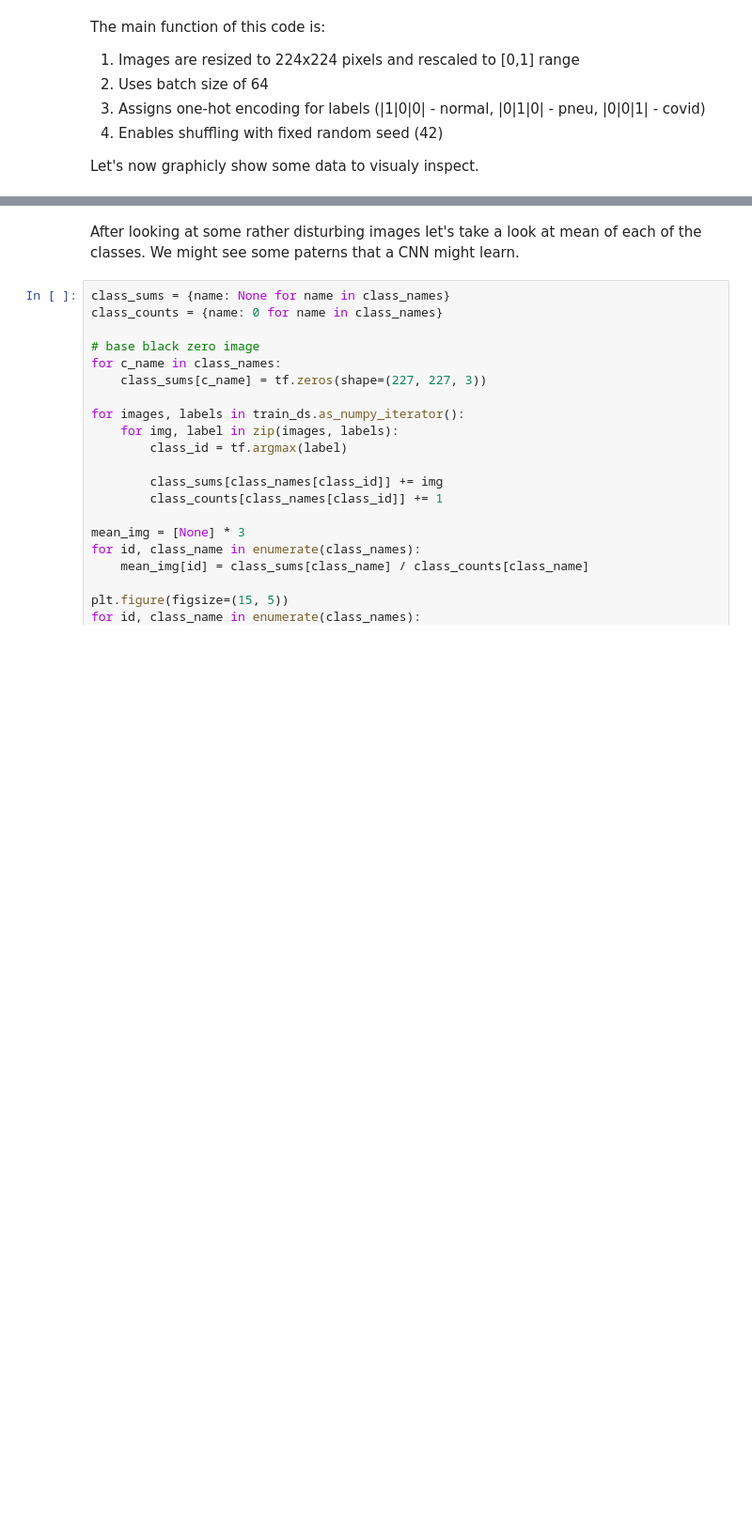
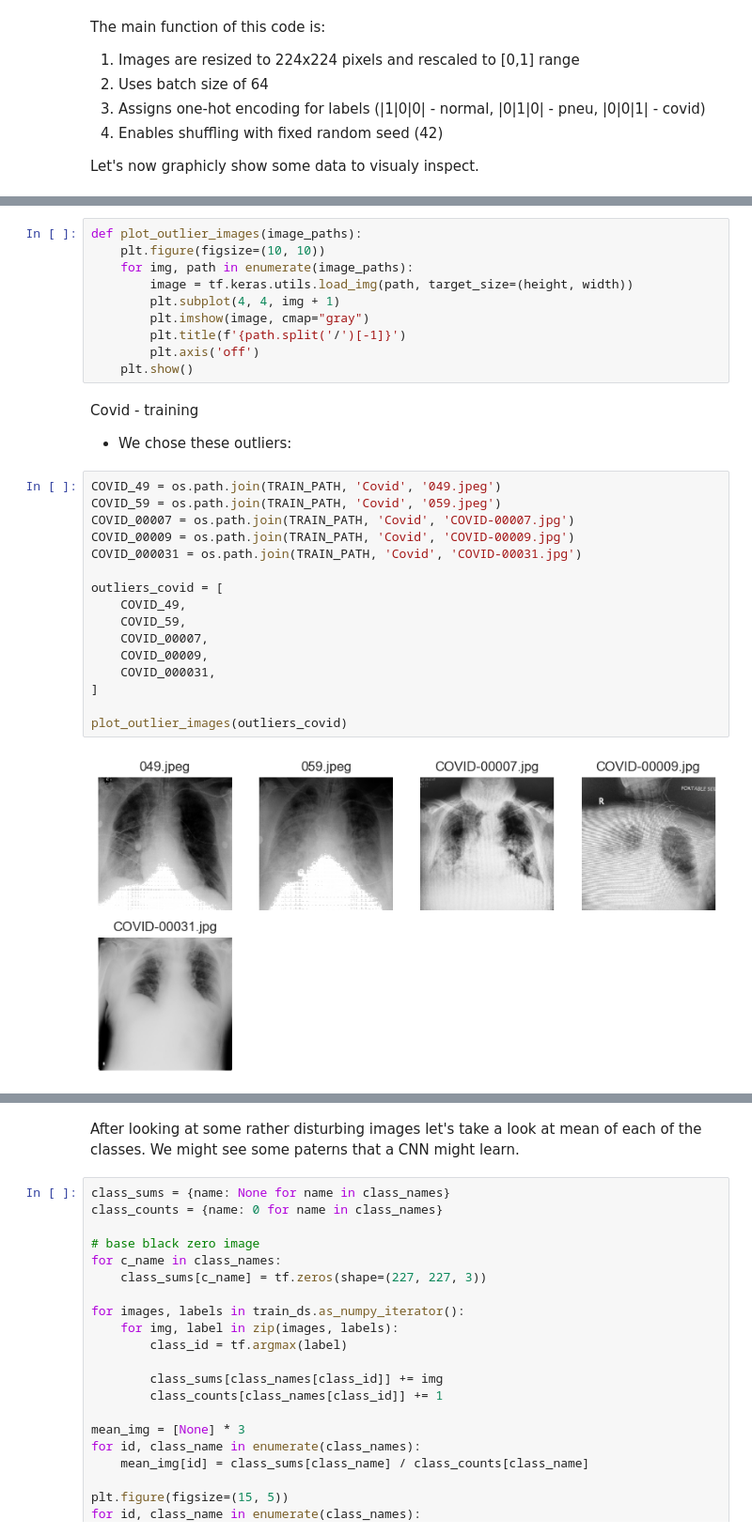
Before and after one commit to mariamatusiskova/IAU_project, a Jupyter notebook: quest/the_quest.ipynb, the cells around one changed output, grey strips where cells are left out. Shown at 94% size. Drawn from its saved outputs; the diff is of its cells as text; blank space fills up the shorter version.

```diff
--- a/quest/the_quest.ipynb
+++ b/quest/the_quest.ipynb
@@ -199,0 +231,32 @@ plot_images(train_ds_plot)
+# %%
+def plot_outlier_images(image_paths):
+    plt.figure(figsize=(10, 10))
+    for img, path in enumerate(image_paths):
+        image = tf.keras.utils.load_img(path, target_size=(height, width))
+        plt.subplot(4, 4, img + 1)
+        plt.imshow(image, cmap="gray")
+        plt.title(f'{path.split('/')[-1]}')
+        plt.axis('off')
+    plt.show()
+# %% [markdown]
+Covid - training
+
+- We chose these outliers:
+# %%
+COVID_49 = os.path.join(TRAIN_PATH, 'Covid', '049.jpeg')
+COVID_59 = os.path.join(TRAIN_PATH, 'Covid', '059.jpeg')
+COVID_00007 = os.path.join(TRAIN_PATH, 'Covid', 'COVID-00007.jpg')
+COVID_00009 = os.path.join(TRAIN_PATH, 'Covid', 'COVID-00009.jpg')
+COVID_000031 = os.path.join(TRAIN_PATH, 'Covid', 'COVID-00031.jpg')
+
+outliers_covid = [
+    COVID_49,
+    COVID_59,
+    COVID_00007,
+    COVID_00009,
+    COVID_000031,
+]
+
+plot_outlier_images(outliers_covid)
+# %% [output]
+[figure, added]
```
Also changed, not shown: parts of 76 cells of this notebook, 1 other file.
